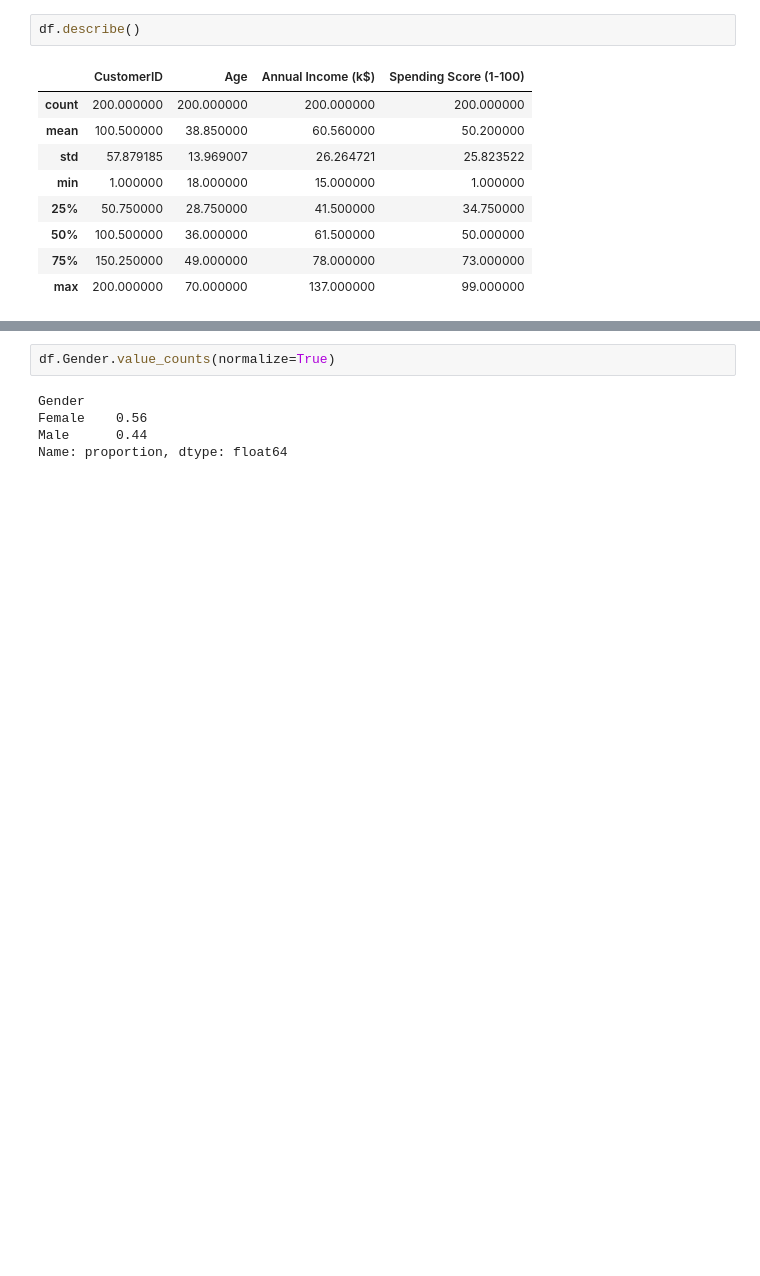
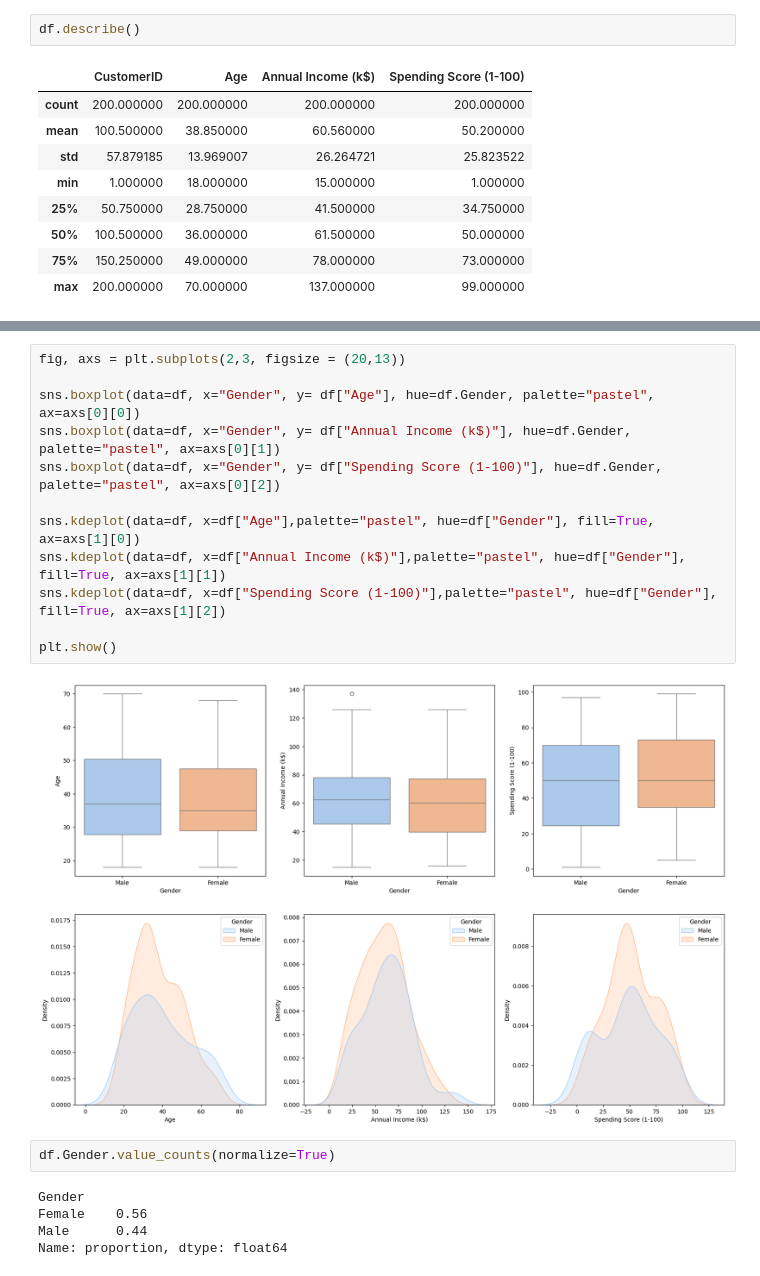
Before and after one commit to JWulfran/Machine-learning, a Jupyter notebook: Python_Customer_segmentation_&_clustering.ipynb, the cells around one changed output, grey strips where cells are left out. Saved outputs shown, nothing was run; the diff lists cells and outputs as text; blank space fills up the shorter version.

```diff
--- a/Python_Customer_segmentation_&_clustering.ipynb
+++ b/Python_Customer_segmentation_&_clustering.ipynb
@@ -65,3 +64,17 @@ for col in columns:
+# %%
+fig, axs = plt.subplots(2,3, figsize = (20,13))
+
+sns.boxplot(data=df, x="Gender", y= df["Age"], hue=df.Gender, palette="pastel", ax=axs[0][0])
+sns.boxplot(data=df, x="Gender", y= df["Annual Income (k$)"], hue=df.Gender, palette="pastel", ax=axs[0][1])
+sns.boxplot(data=df, x="Gender", y= df["Spending Score (1-100)"], hue=df.Gender, palette="pastel", ax=axs[0][2])
+
+sns.kdeplot(data=df, x=df["Age"],palette="pastel", hue=df["Gender"], fill=True, ax=axs[1][0])
+sns.kdeplot(data=df, x=df["Annual Income (k$)"],palette="pastel", hue=df["Gender"], fill=True, ax=axs[1][1])
+sns.kdeplot(data=df, x=df["Spending Score (1-100)"],palette="pastel", hue=df["Gender"], fill=True, ax=axs[1][2])
+
+plt.show()
+# %% [output]
+[figure, added]
 # %%
 df.Gender.value_counts(normalize=True)
 # %% [output]
```
Also changed, not shown: parts of 15 cells of this notebook, 1 other file.
